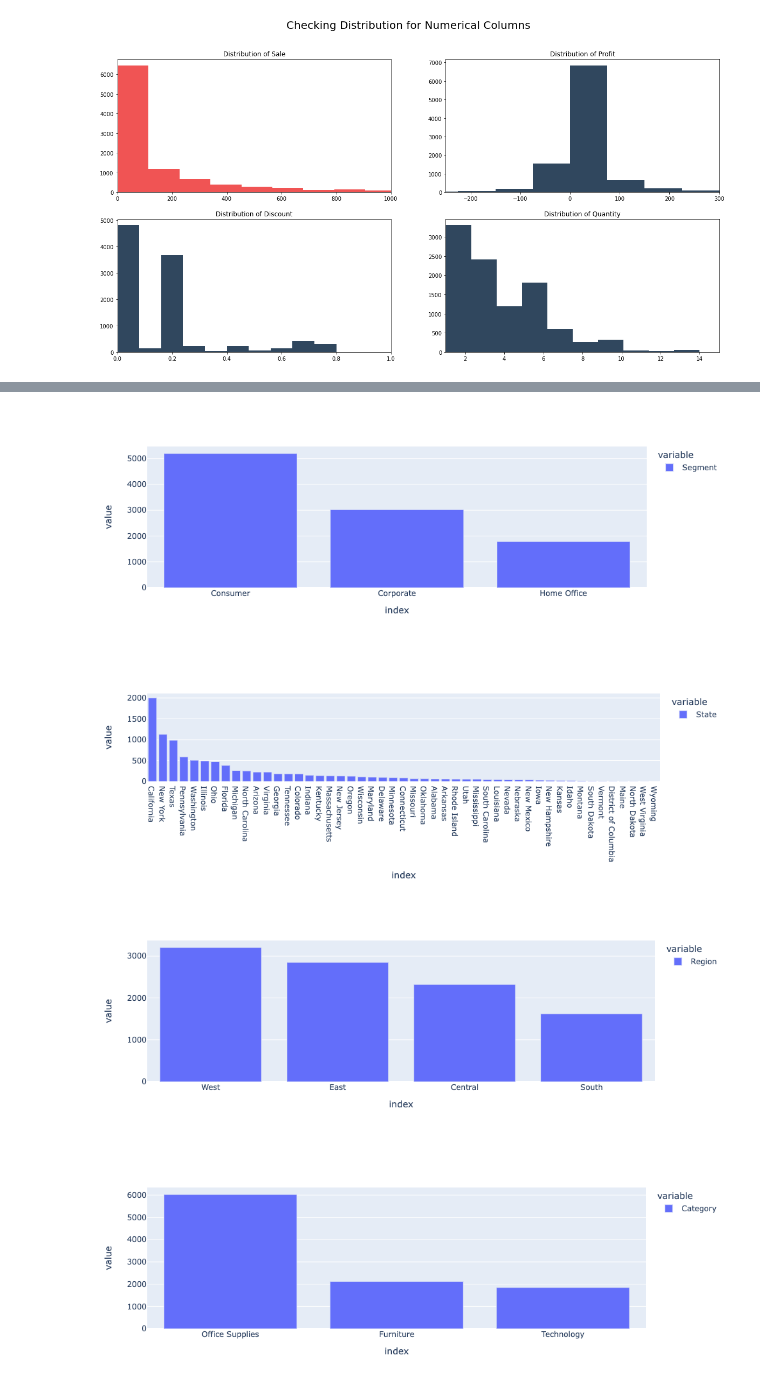
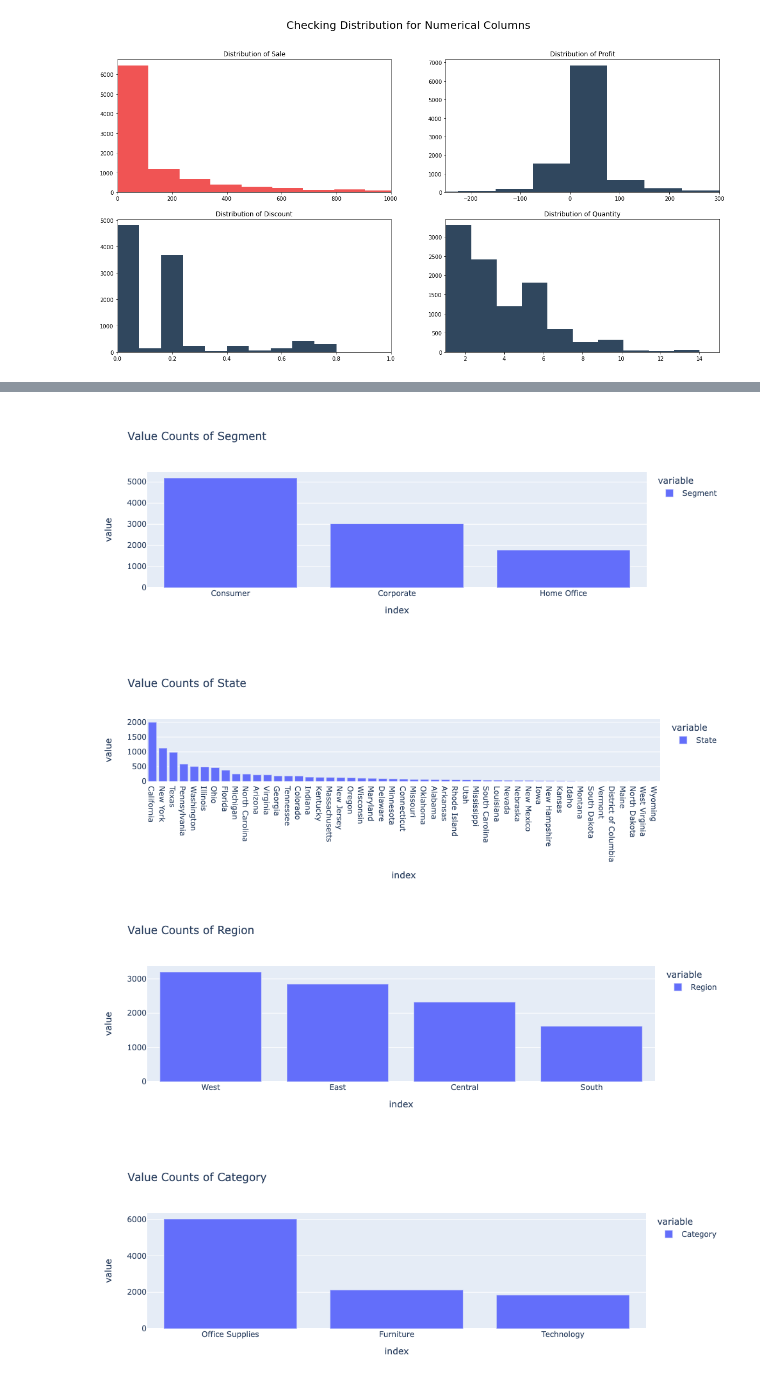
Before and after one commit to sneha-k/Big-Data-Analysis, a Jupyter notebook: EDA.ipynb, the cells around one changed output, grey strips where cells are left out. Drawn from its saved outputs; the diff is of its cells as text; code cells hidden in the pictures.

```diff
--- a/EDA.ipynb
+++ b/EDA.ipynb
@@ -177,5 +189,5 @@ A critical information from value_counts is that Country has constant value "Uni
 # %%
-data = data.drop(["Country", "Row ID", "Order ID", "Postal Code"], axis = 1)
+data = data.drop(["Country", "Row ID", "Postal Code"], axis = 1)
 # %%
 # looking at the data agin
 data.head()
@@ -218,10 +212,3 @@ data['Order Year'] = ps.DatetimeIndex(data['Order Date']).year
 data['Ship Day'] = ps.DatetimeIndex(data['Ship Date']).day
 data['Ship Month'] = ps.DatetimeIndex(data['Ship Date']).day
 data['Ship Year'] = ps.DatetimeIndex(data['Ship Date']).day
-# %%
-'''data['Ship Mode'] = data['Ship Mode'].astype('category')
-data['Segment'] = data['Segment'].astype('category')
-data['City'] = data['City'].astype('category')
-data['State'] = data['State'].astype('category')
-data['Category'] = data['Category'].astype('category')
-data['Sub-Category'] = data['Sub-Category'].astype('category')'''
@@ -273,17 +258,16 @@ plt.show()
 # %% [output]
 [figure]
 # %%
-categotical_features=['Ship Mode','Segment', 'City', 'State','Region', 'Category', 'Sub-Category']
 
-data['Ship Mode'].value_counts().plot(kind='bar').show()
+data['Ship Mode'].value_counts().plot(kind='bar', title = "Value Counts of Ship Mode").show()
 
-data['Segment'].value_counts().plot(kind='bar').show()
+data['Segment'].value_counts().plot(kind='bar', title = "Value Counts of Segment").show()
 
-data['State'].value_counts().plot(kind='bar').show()
+data['State'].value_counts().plot(kind='bar', title = "Value Counts of State").show()
 
-data['Region'].value_counts().plot(kind='bar').show()
+data['Region'].value_counts().plot(kind='bar', title = "Value Counts of Region").show()
 
-data['Category'].value_counts().plot(kind='bar').show()
+data['Category'].value_counts().plot(kind='bar', title = "Value Counts of Category").show()
 
-data['Sub-Category'].value_counts().plot(kind='bar').show()
+data['Sub-Category'].value_counts().plot(kind='bar', title = "Value Counts of Sub-Category").show()
 # %% [output]
@@ -291,4 +275,4 @@ data['Sub-Category'].value_counts().plot(kind='bar').show()
-[figure, old version]
+[figure, new version]
-[figure, old version]
+[figure, new version]
-[figure, old version]
+[figure, new version]
-[figure, old version]
+[figure, new version]
```
Also changed, not shown: parts of 81 cells of this notebook.
